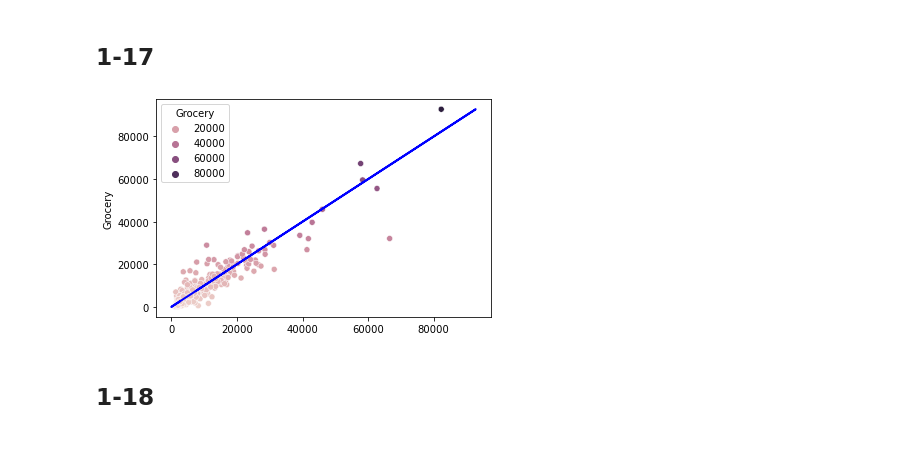
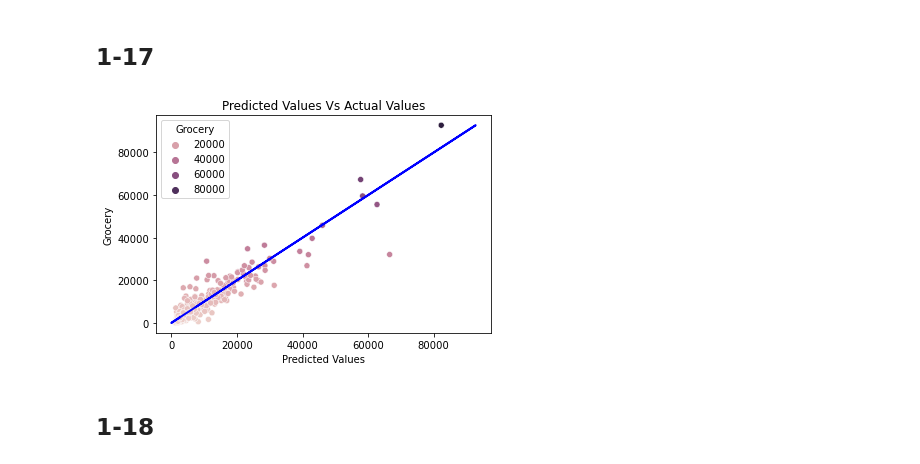
Before and after one commit to lopez-Luis89/Team_Project_AAI-500, a Jupyter notebook: Team Project AAI 500.ipynb, the cells around one changed output. Drawn from its saved outputs; the diff is of its cells as text; code cells hidden in the pictures.

Commit message:
changed graph

```diff
--- a/Team Project AAI 500.ipynb
+++ b/Team Project AAI 500.ipynb
@@ -409,12 +409,14 @@ Based on the results of our Linear models we see that the result of the test AIC
 ## 1-17
 # %%
 #Checking the predictted values agaisnt the actual points
+# line for perfect predictions
 sns.scatterplot(x = fitd.predict(), y = df_products['Grocery'], hue = df_products['Grocery'])
-# line for perfect predictions
 plt.plot(df['Grocery'], df['Grocery'], color='blue', linewidth=2)
-plt.show()
+plt.xlabel('Predicted Values')
+plt.title('Predicted Values Vs Actual Values')
+plt.show();
 # %% [output]
-[figure, old version]
+[figure, new version]
 # %% [markdown]
 ## 1-18
 # %%
```
Also changed, not shown: parts of 4 cells of this notebook, 2 other files.
